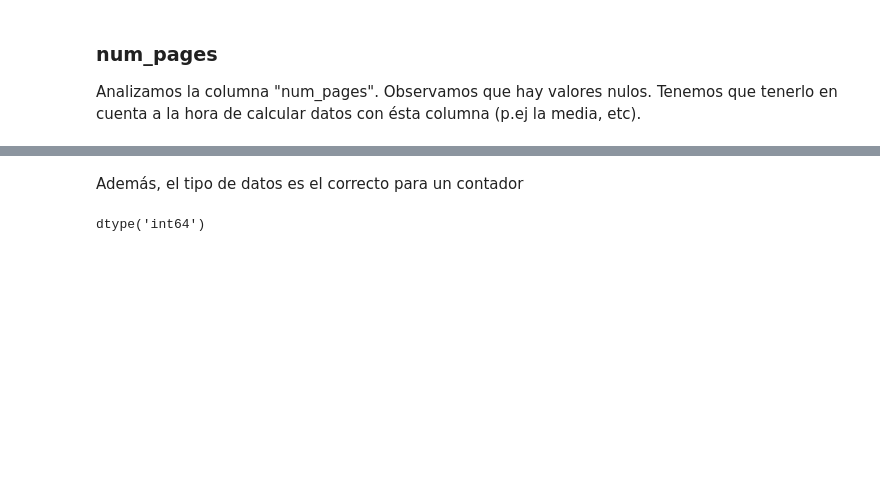
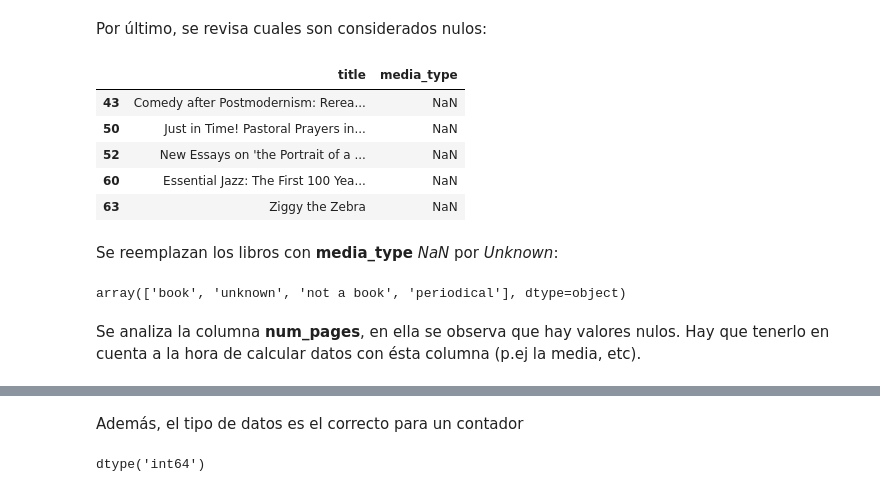
Before and after one commit to pedroortizgm/books-data-science, a Jupyter notebook: books.ipynb, the cells around one changed output, grey strips where cells are left out. Cells and saved outputs as stored; diff of their text form; code cells hidden in the pictures; blank space fills up the shorter version.

```diff
--- a/books.ipynb
+++ b/books.ipynb
@@ -62,6 +251,24 @@ Name: average_rating, Length: 193, dtype: int64
+# %% [markdown]
+Por último, se revisa cuales son considerados nulos:
+# %%
+df[["title", "media_type"]][df.media_type.isna()].head()
+# %% [output]
+|  | title | media_type |
+| 43 | Comedy after Postmodernism: Rerea... | NaN |
+| 50 | Just in Time! Pastoral Prayers in... | NaN |
+| 52 | New Essays on 'the Portrait of a ... | NaN |
+| 60 | Essential Jazz: The First 100 Yea... | NaN |
+| 63 | Ziggy the Zebra | NaN |
+# %% [markdown]
+Se reemplazan los libros con **media_type** *NaN* por *Unknown*:
+# %%
+df.media_type.fillna(value='unknown', inplace=True)
+df.media_type.unique()
+# %% [output]
+array(['book', 'unknown', 'not a book', 'periodical'], dtype=object)
 # %% [markdown]
-### num_pages
-Analizamos la columna "num_pages". Observamos que hay valores nulos. Tenemos que tenerlo en cuenta a la hora de calcular datos con ésta columna (p.ej la media, etc).
+Se analiza la columna **num_pages**, en ella se observa que hay valores nulos.
+Hay que tenerlo en cuenta a la hora de calcular datos con ésta columna (p.ej la media, etc).
 # %%
 df.num_pages.isna().sum()
 # %% [output]
```
Also changed, not shown: parts of 85 cells of this notebook, 2 other files.
